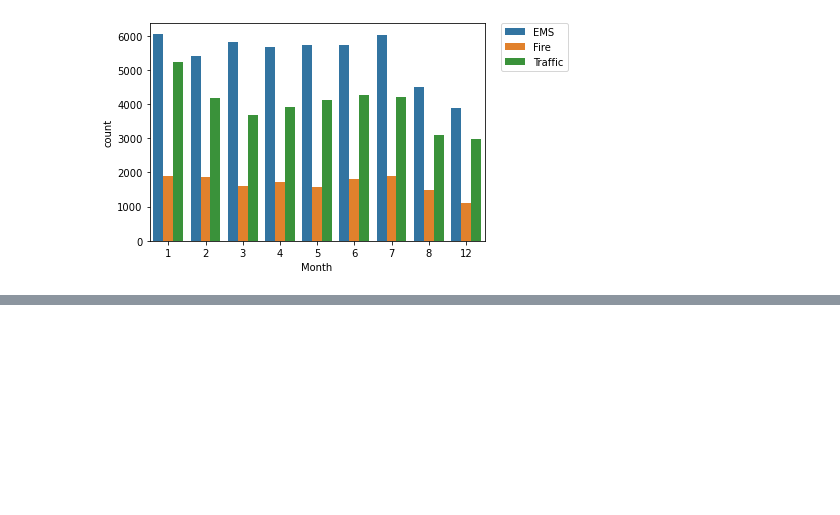
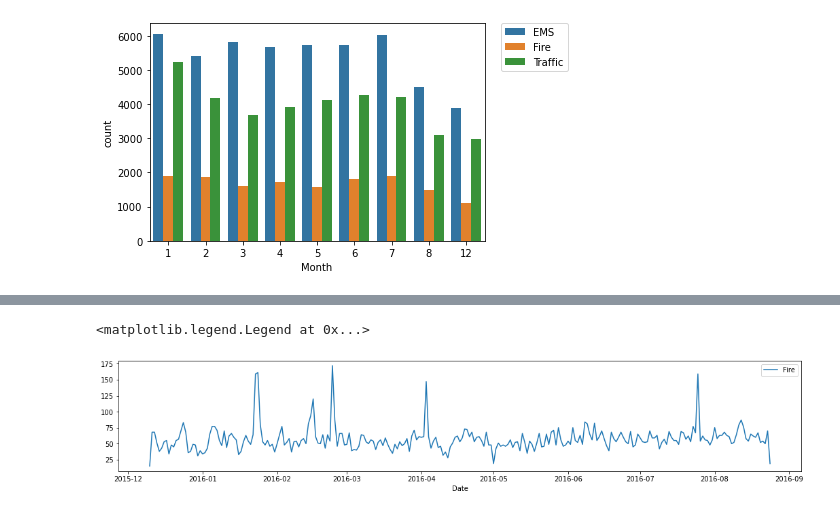
Before and after one commit to Wilderick-Souza/Analise_Exploratoria_de_dados, a Jupyter notebook: notebooks/projeto_911.ipynb, the cells around one changed output, grey strips where cells are left out. Saved outputs shown, nothing was run; the diff lists cells and outputs as text; code cells hidden in the pictures; blank space fills up the shorter version.

```diff
--- a/notebooks/projeto_911.ipynb
+++ b/notebooks/projeto_911.ipynb
@@ -171,0 +199,7 @@ plt.legend(bbox_to_anchor=(1.05, 1), loc=2, borderaxespad=0)
+# %%
+plt.figure(figsize=(18, 3))
+df[df['Department']=='Fire'].groupby('Date').count()['twp'].plot(label='Fire')
+plt.legend()
+# %% [output]
+<matplotlib.legend.Legend at 0x...>
+[figure, added]
```
Also changed, not shown: parts of 10 cells of this notebook.
